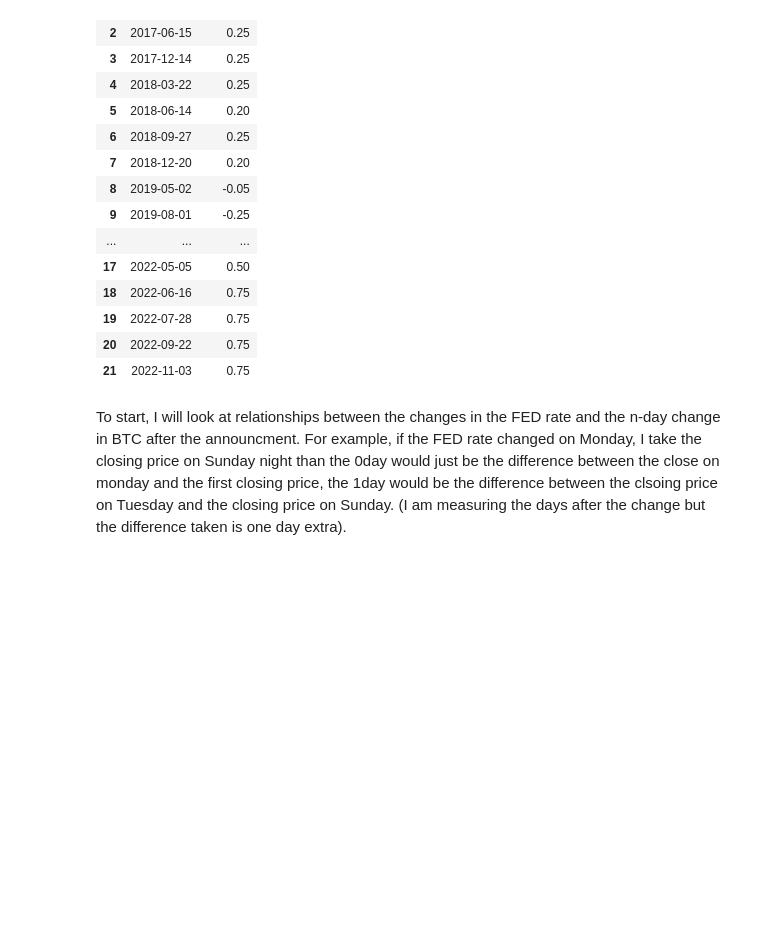
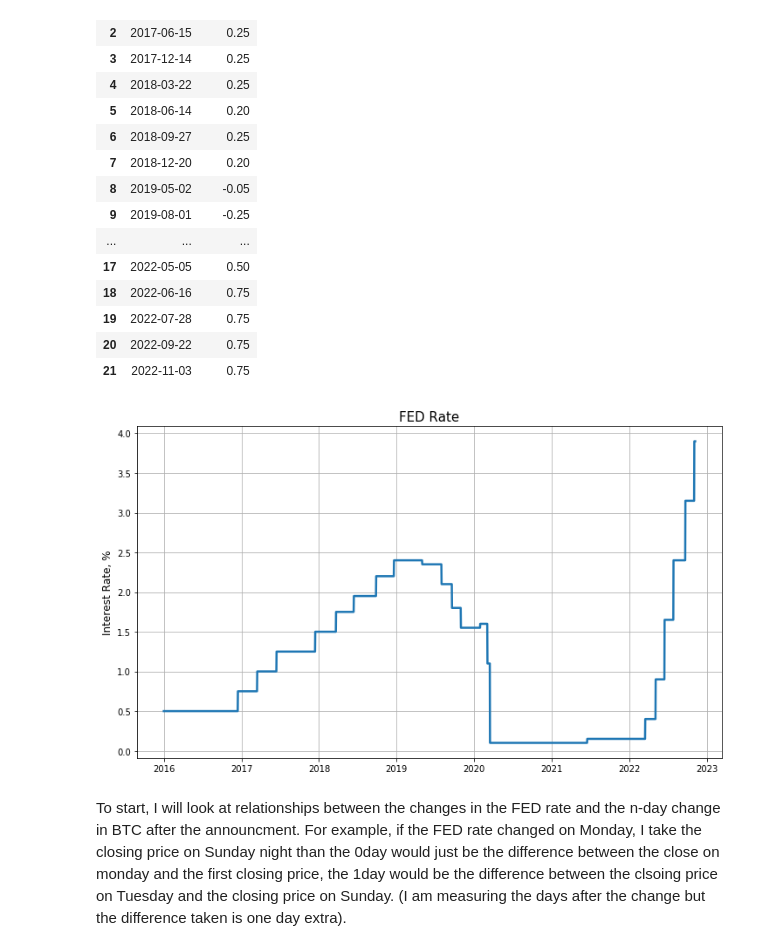
Before and after one commit to CameronStorey/DigitalTools_project, a Jupyter notebook: research_project/notebooks/Analysis.ipynb, the cells around one changed output. Drawn from its saved outputs; the diff is of its cells as text; code cells hidden in the pictures; blank space fills up the shorter version.

Commit message:
Added several plots to analysis notebook

```diff
--- a/research_project/notebooks/Analysis.ipynb
+++ b/research_project/notebooks/Analysis.ipynb
@@ -101,6 +101,17 @@ dates_star # dates of fed changes and the differnce
 | 19 | 2022-07-28 | 0.75 |
 | 20 | 2022-09-22 | 0.75 |
 | 21 | 2022-11-03 | 0.75 |
+# %%
+plt.figure(figsize=(12, 7))
+plt.plot(FED.IOER,linewidth=2.5)
+plt.ylabel('Interest Rate, %',fontsize=12)
+plt.grid(True)
+plt.title('FED Rate',fontsize=15)
+plt.xticks(fontsize=10)
+plt.yticks(fontsize=10)
+plt.show()
+# %% [output]
+[figure, added]
 # %% [markdown]
 To start, I will look at relationships between the changes in the FED rate and the n-day change in BTC after the announcment. For example, if the FED rate changed on Monday, I take the closing price on Sunday night than the 0day would just be the difference between the close on monday and the first closing price, the 1day would be the difference between the clsoing price on Tuesday and the closing price on Sunday. (I am measuring the days after the change but the difference taken is one day extra).
 # %% [markdown]
```
Also changed, not shown: parts of 5 cells of this notebook.
